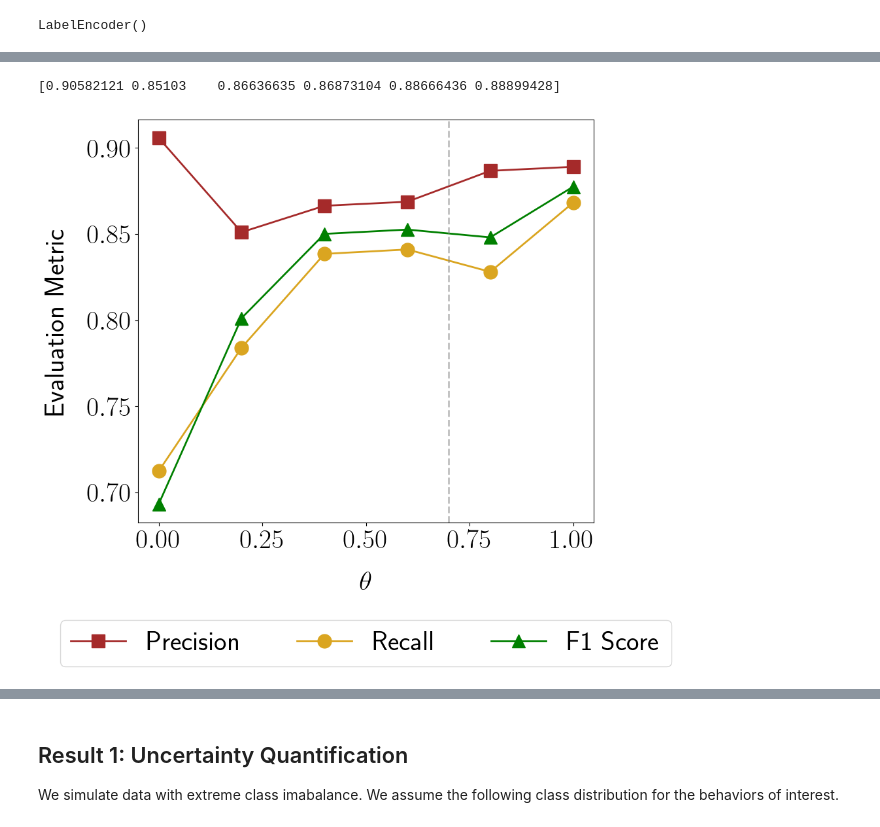
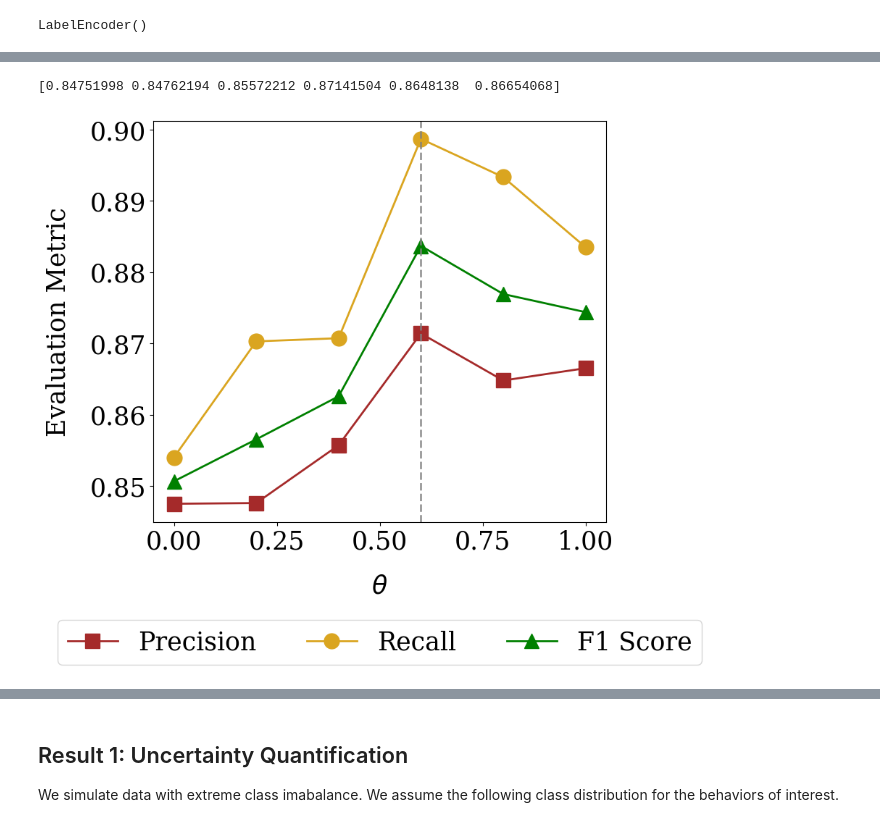
Before and after one commit to medhaaga/AWD-Biologging, a Jupyter notebook: notebooks/results.ipynb, the cells around one changed output, grey strips where cells are left out. Cells and saved outputs as stored; diff of their text form; code cells hidden in the pictures.

Commit message:
training results from class imbalance sims

```diff
--- a/notebooks/results.ipynb
+++ b/notebooks/results.ipynb
@@ -197,6 +209,3 @@ args = Arguments(
 )
 
 args.experiment_name = 'test_interyear'
-args.theta= 0.8
-
-train_filter_profile, test_filter_profile = utils_data.get_exp_filter_profiles(args.experiment_name)
@@ -417,9 +339,3 @@ def plot_raw_time_series(X, y, save_path=None):
         plt.savefig(save_path)
 
     plt.show()
-# %%
-## fit a label encoder
-
-label_encoder = LabelEncoder()
-label_encoder.fit(config.SIM_BEHAVIORS)
-plot_raw_time_series(X_test, label_encoder.inverse_transform(y_test))
@@ -428,11 +341,0 @@ plot_raw_time_series(X_test, label_encoder.inverse_transform(y_test))
-# %%
-_, counts = np.unique(y_test, return_counts=True)
-feeding_idx = np.where(y_test == 0)[0]
-fig, axs = plt.subplots(1, min(5, counts[0]), figsize=(4*min(5, counts[0]),3))
-for i in range(min(5, counts[0])):
-    idx = feeding_idx[0+i]
-    axs[i].plot(np.arange(X_test.shape[-1]), X_test[idx,0,:], linewidth=1.0)
-    axs[i].plot(np.arange(X_test.shape[-1]), X_test[idx,1,:], linewidth=1.0)
-    axs[i].plot(np.arange(X_test.shape[-1]), X_test[idx,2,:], linewidth=1.0)
-    axs[i].set_ylim(-12,12)
-plt.show()
@@ -441,5 +346,5 @@ plt.show()
 # %%
-dir = os.path.join(training_results_dir, f"theta0.4")
+dir = os.path.join(training_results_dir, f"theta0.0")
 json_training_stats_file = os.path.join(dir, 'training_stats.json')
 
 with open(json_training_stats_file, 'r') as f:
@@ -464,37 +369,38 @@ plt.show()
 # %%
 # you need to run 'scrpts/no_split.sh' for produce the hyperparameter finetuning plots.
 
 thetas = np.round(0.2*np.arange(0, 6), 1)
 colors = ['brown', 'goldenrod', 'green']
 
 precisions = np.zeros(len(thetas))
 recalls = np.zeros(len(thetas))
 f1scores = np.zeros(len(thetas))
 
 for i, theta in enumerate(thetas):
     dir = os.path.join(training_results_dir, f"theta{theta}")
     # dir = os.path.dirname(os.path.dirname(dir))
-    precisions[i] = multi_label_predictions(dir, label_encoder, split='val', plot_confusion=False, return_precision=True)
-    recalls[i] = multi_label_predictions(dir, label_encoder, split='val', plot_confusion=False, return_recall=True)
-    f1scores[i] = multi_label_predictions(dir, label_encoder, split='val', plot_confusion=False, return_f1=True)
+    precisions[i] = multi_label_predictions(dir, label_encoder, split='test', plot_confusion=False, return_precision=True)
+    recalls[i] = multi_label_predictions(dir, label_encoder, split='test', plot_confusion=False, return_recall=True)
+    f1scores[i] = multi_label_predictions(dir, label_encoder, split='test', plot_confusion=False, return_f1=True)
 
 
 print(precisions)
 
 plt.figure(figsize=(9,8))
 plt.plot(thetas, precisions, color=colors[0], label='Precision', markersize=15, linewidth=2, marker='s',)
 plt.plot(thetas, recalls, color=colors[1], label='Recall', markersize=15, linewidth=2, marker='o',)
 plt.plot(thetas, f1scores, color=colors[2], label='F1 Score', markersize=15, linewidth=2, marker='^',)
-plt.axvline(0.7, color='grey', alpha=0.5, linestyle='--')
+plt.axvline(0.6, color='grey', alpha=0.8, linestyle='--')
 plt.xlabel(r'$\theta$', labelpad=20)
 plt.ylabel('Evaluation Metric', labelpad=20)
 plt.legend(loc='center', bbox_to_anchor=(.5, -0.3), ncol=3)
-# plt.tight_layout()
-plt.savefig('../figures/no_split-theta_tuning.pdf', format="pdf", bbox_inches="tight")
+plt.tight_layout()
+plt.savefig(os.path.join(plots_dir, 'class_imbalance-theta_tuning.png'), format="pdf", bbox_inches="tight")
+
 plt.show()
 # %% [output]
-[0.90582121 0.85103    0.86636635 0.86873104 0.88666436 0.88899428]
+[0.84751998 0.84762194 0.85572212 0.87141504 0.8648138  0.86654068]
-[figure, old version]
+[figure, new version]
 # %%
 dir = os.path.join(training_results_dir, f"theta0.0")
 y= np.load(os.path.join(dir, 'test_true_classes.npy'))
```
Also changed, not shown: parts of 30 cells of this notebook, 56 other files.
